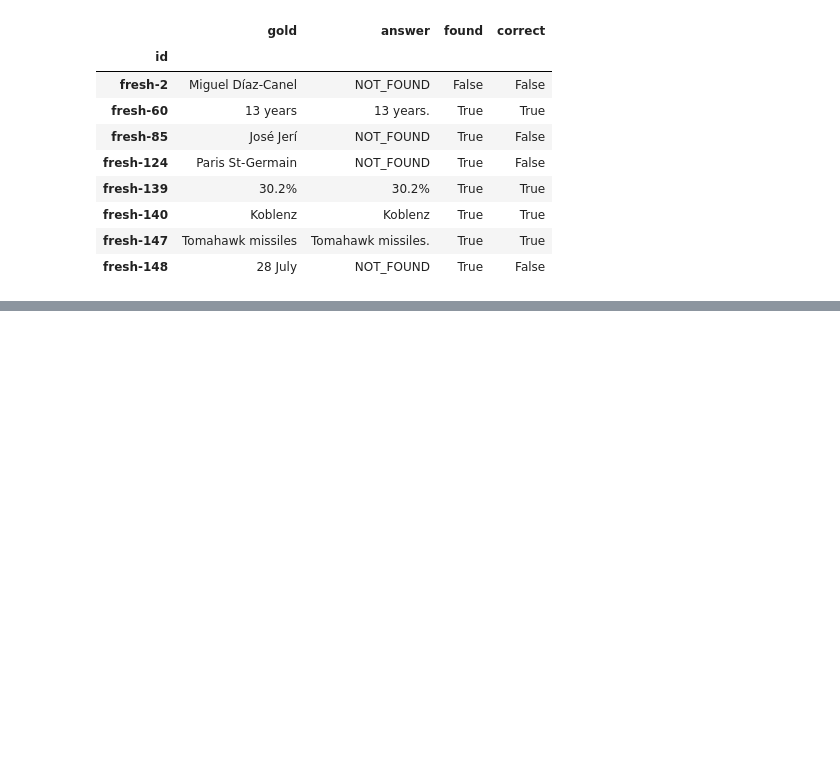
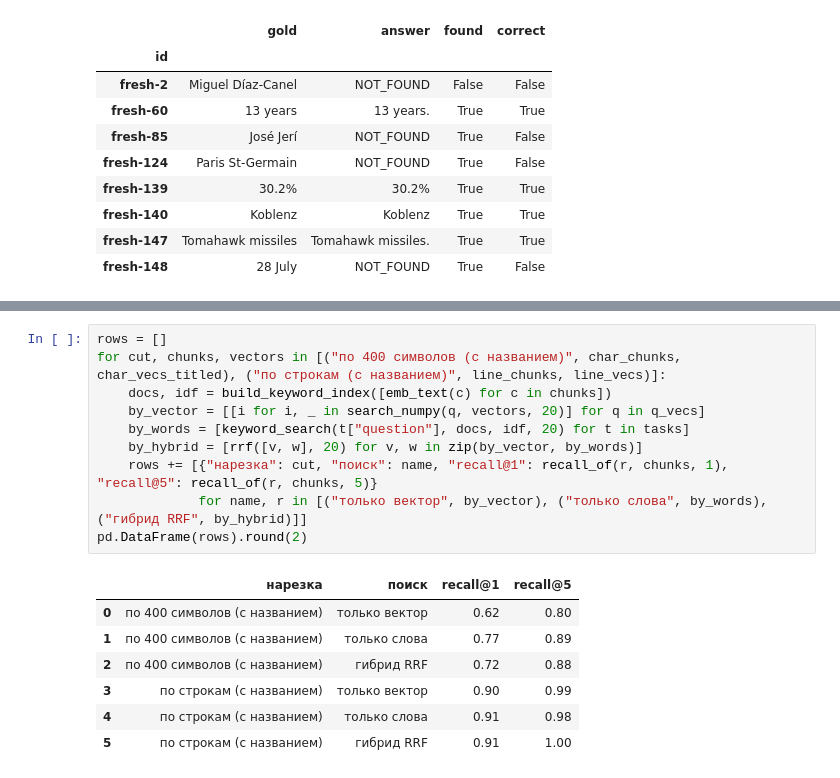
Before and after one commit to OGrabar/ai_agents, a Jupyter notebook: hw2/seminar02_skeleton.ipynb, the cells around one changed output, grey strips where cells are left out. Drawn from its saved outputs; the diff is of its cells as text; blank space fills up the shorter version.

```diff
--- a/hw2/seminar02_skeleton.ipynb
+++ b/hw2/seminar02_skeleton.ipynb
@@ -939,0 +1049,18 @@ cheap(para_results).set_index("id").loc[refused_lines, ["gold", "answer", "found
+# %%
+rows = []
+for cut, chunks, vectors in [("по 400 символов (с названием)", char_chunks, char_vecs_titled), ("по строкам (с названием)", line_chunks, line_vecs)]:
+    docs, idf = build_keyword_index([emb_text(c) for c in chunks])
+    by_vector = [[i for i, _ in search_numpy(q, vectors, 20)] for q in q_vecs]
+    by_words = [keyword_search(t["question"], docs, idf, 20) for t in tasks]
+    by_hybrid = [rrf([v, w], 20) for v, w in zip(by_vector, by_words)]
+    rows += [{"нарезка": cut, "поиск": name, "recall@1": recall_of(r, chunks, 1), "recall@5": recall_of(r, chunks, 5)}
+             for name, r in [("только вектор", by_vector), ("только слова", by_words), ("гибрид RRF", by_hybrid)]]
+pd.DataFrame(rows).round(2)
+# %% [output]
+|  | нарезка | поиск | recall@1 | recall@5 |
+| 0 | по 400 символов (с названием) | только вектор | 0.62 | 0.80 |
+| 1 | по 400 символов (с названием) | только слова | 0.77 | 0.89 |
+| 2 | по 400 символов (с названием) | гибрид RRF | 0.72 | 0.88 |
+| 3 | по строкам (с названием) | только вектор | 0.90 | 0.99 |
+| 4 | по строкам (с названием) | только слова | 0.91 | 0.98 |
+| 5 | по строкам (с названием) | гибрид RRF | 0.91 | 1.00 |
```
Also changed, not shown: parts of 10 cells of this notebook, 6 other files.
